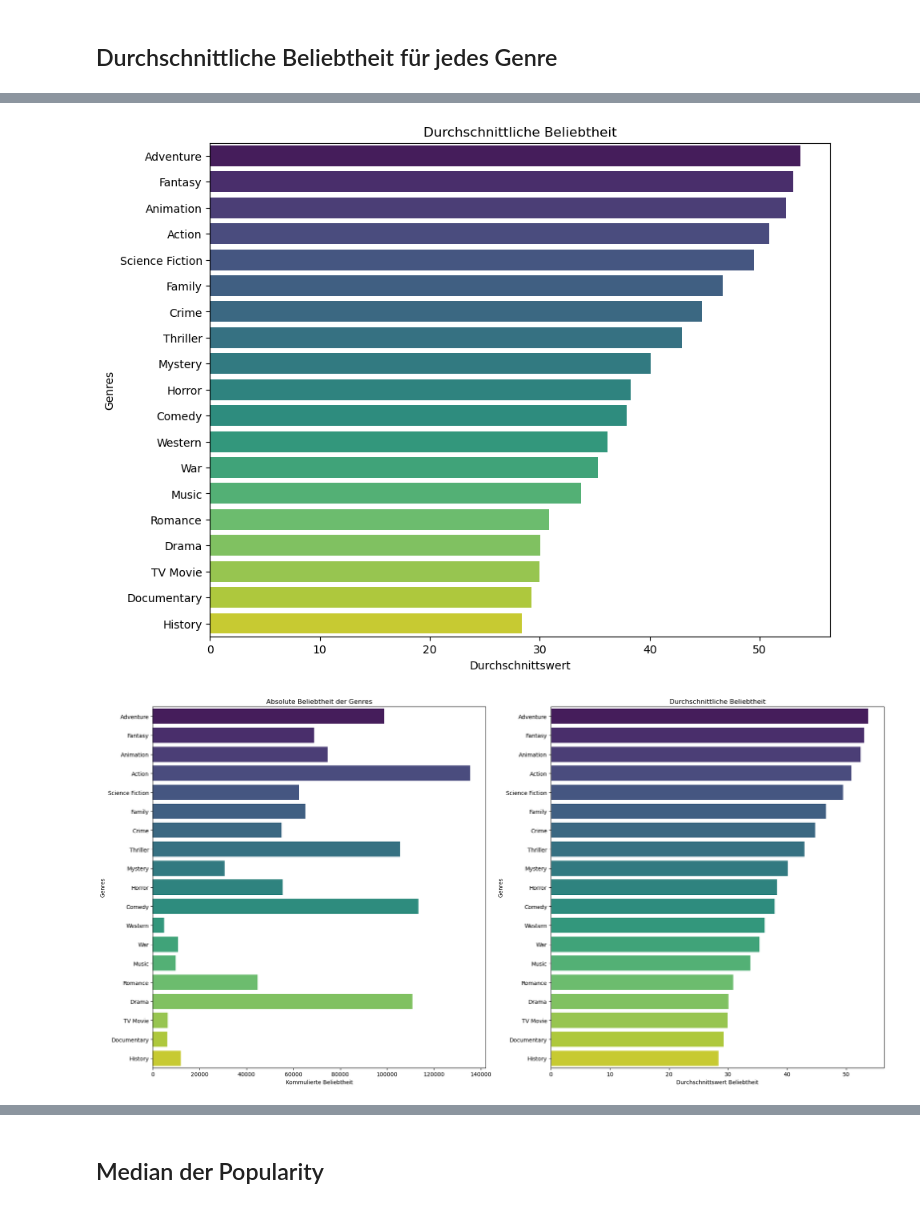
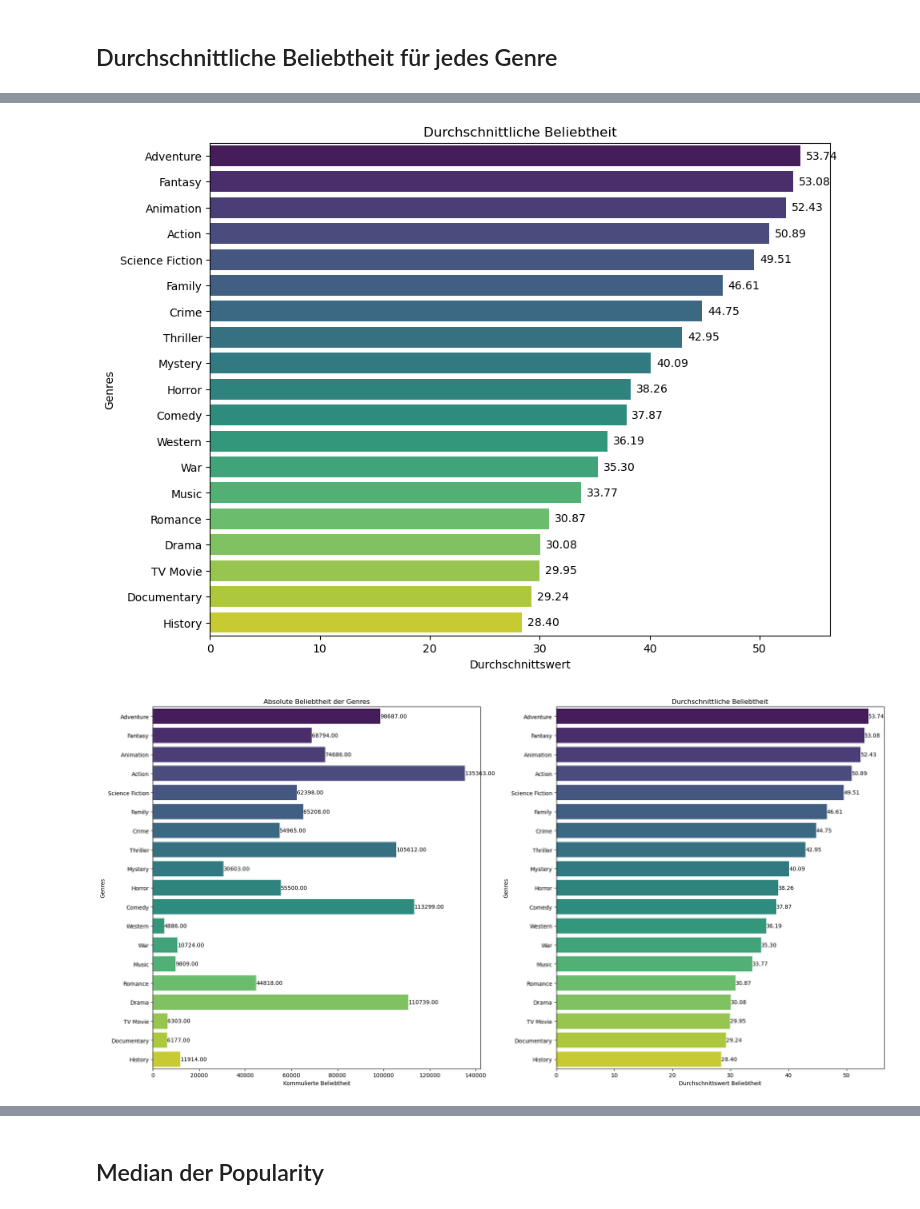
Before and after one commit to DataScience-DHBWKA/Data-Mining-Technos, a Jupyter notebook: FINAL.ipynb, the cells around one changed output, grey strips where cells are left out. Drawn from its saved outputs; the diff is of its cells as text; code cells hidden in the pictures.

Commit message:
Graphik Änderung und Beschriftung

```diff
--- a/FINAL.ipynb
+++ b/FINAL.ipynb
@@ -162,9 +162,14 @@ popularity = list(genre_popularity.values())
 
 # Bar-Chart
 plt.figure(figsize=(10, 8))
-sns.barplot(x=popularity, y=genres, palette='viridis')
+barplot = sns.barplot(x=popularity, y=genres, palette='viridis')
 plt.xlabel('Beliebtheit')
 plt.ylabel('Genres')
 plt.title('Beliebtheit pro Genre')
+
+# Fügt die Wertebeschriftung zu der Graphik hinzu
+for index, value in enumerate(popularity):
+    barplot.text(value, index, f'{value}', ha='left', va='center')
+
 plt.show()
 # %% [output]
@@ -243,39 +250,52 @@ History: 27.901639344262296
 # %%
 genres = ['Adventure', 'Fantasy', 'Animation', 'Action', 'Science Fiction', 'Family', 'Crime', 'Thriller', 'Mystery',
           'Horror', 'Comedy', 'Western', 'War', 'Music', 'Romance', 'Drama', 'TV Movie', 'Documentary', 'History']
 values = [53.74288828926054, 53.08134174311917, 52.4276627260084, 50.890132911392364, 49.511333857030685, 46.6106159830269,
           44.74729549114323, 42.94625763665597, 40.09358990944373, 38.26449795918362, 37.87366875618602, 36.187912408759125,
           35.29807467532467, 33.77141016949153, 30.86603048780494, 30.077651442307708,
           29.954714953271036,29.235376744186063, 28.3958266978923]
 
 # Bar-Chart
 plt.figure(figsize=(10, 8))
-sns.barplot(x=values, y=genres, palette='viridis')
+bar_plot = sns.barplot(x=values, y=genres, palette='viridis')
+
+# Fügt die Wertebeschriftung zu der Graphik hinzu
+for index, value in enumerate(values):
+    plt.text(value + 0.5, index, f'{value:.2f}', va='center', fontsize=10)
+
 plt.xlabel('Durchschnittswert')
 plt.ylabel('Genres')
 plt.title('Durchschnittliche Beliebtheit')
 plt.show()
 # %% [output]
-[figure, old version]
+[figure, new version]
 # %%
 genre_popularity_sorted = {genre: genre_popularity[genre] for genre in genres}
 
 fig, axs = plt.subplots(1, 2, figsize=(20, 10))
 
-# Erster Subplot
-sns.barplot(x=list(genre_popularity_sorted.values()), y=list(genre_popularity_sorted.keys()), palette='viridis', ax=axs[0])
-axs[0].set_xlabel('Kommulierte Beliebtheit')
+# Erster Subplot: Kummulierte Beliebtheit
+barplot_cumulative = sns.barplot(x=list(genre_popularity_sorted.values()), y=list(genre_popularity_sorted.keys()), palette='viridis', ax=axs[0])
+axs[0].set_xlabel('Kummulierte Beliebtheit')
 axs[0].set_ylabel('Genres')
 axs[0].set_title('Absolute Beliebtheit der Genres')
 
-# Zweiter Subplot
-sns.barplot(x=values, y=genres, palette='viridis', ax=axs[1])
+# Fügt die Wertebeschriftung zu dem 1. Subplot hinzu
+for index, value in enumerate(list(genre_popularity_sorted.values())):
+    barplot_cumulative.text(value, index, f'{value:.2f}', ha='left', va='center')
+
+# Zweiter Subplot: Durchschnittliche Beliebtheit
+barplot_average = sns.barplot(x=values, y=genres, palette='viridis', ax=axs[1])
 axs[1].set_xlabel('Durchschnittswert Beliebtheit')
 axs[1].set_ylabel('Genres')
 axs[1].set_title('Durchschnittliche Beliebtheit')
 
-# Anzeigen der Plots
+# Fügt die Wertebeschriftung zu dem 2. Subplot hinzu
+for index, value in enumerate(values):
+    barplot_average.text(value, index, f'{value:.2f}', ha='left', va='center')
+
+#Zeigt die Graphik
 plt.tight_layout()
 plt.show()
 # %% [output]
-[figure, old version]
+[figure, new version]
```
Also changed, not shown: parts of 38 cells of this notebook.
